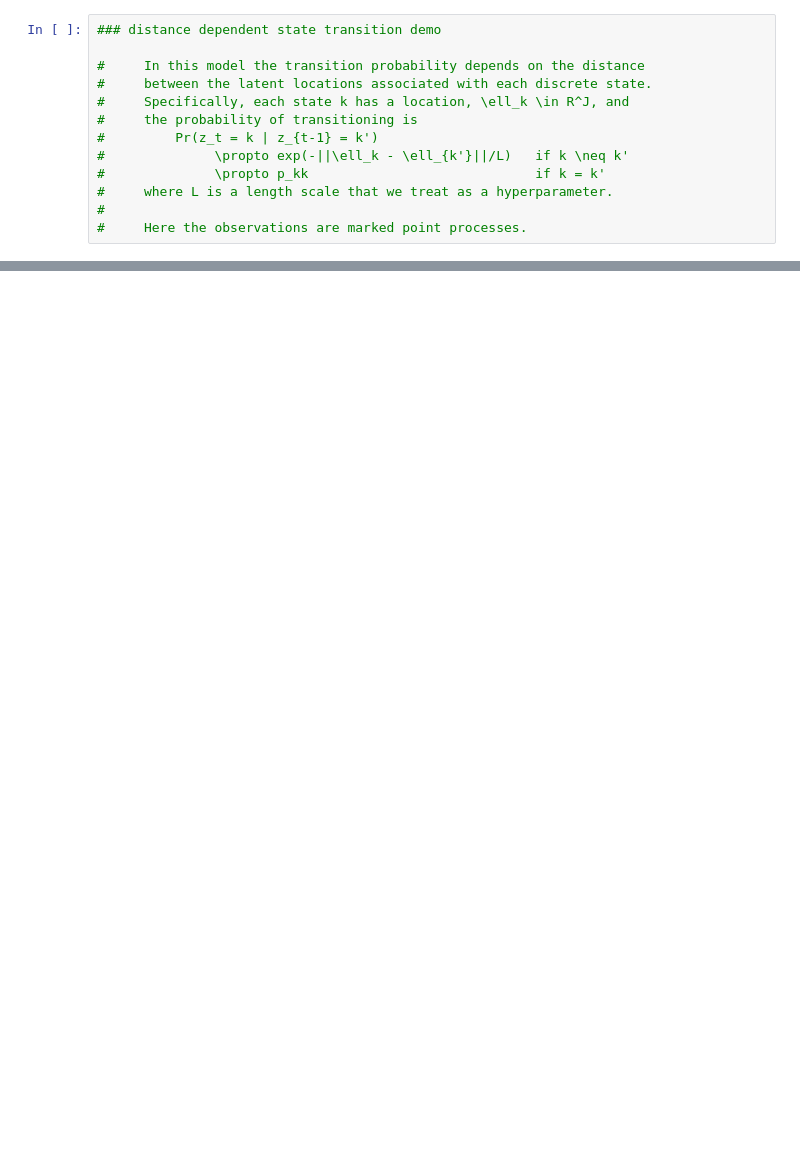
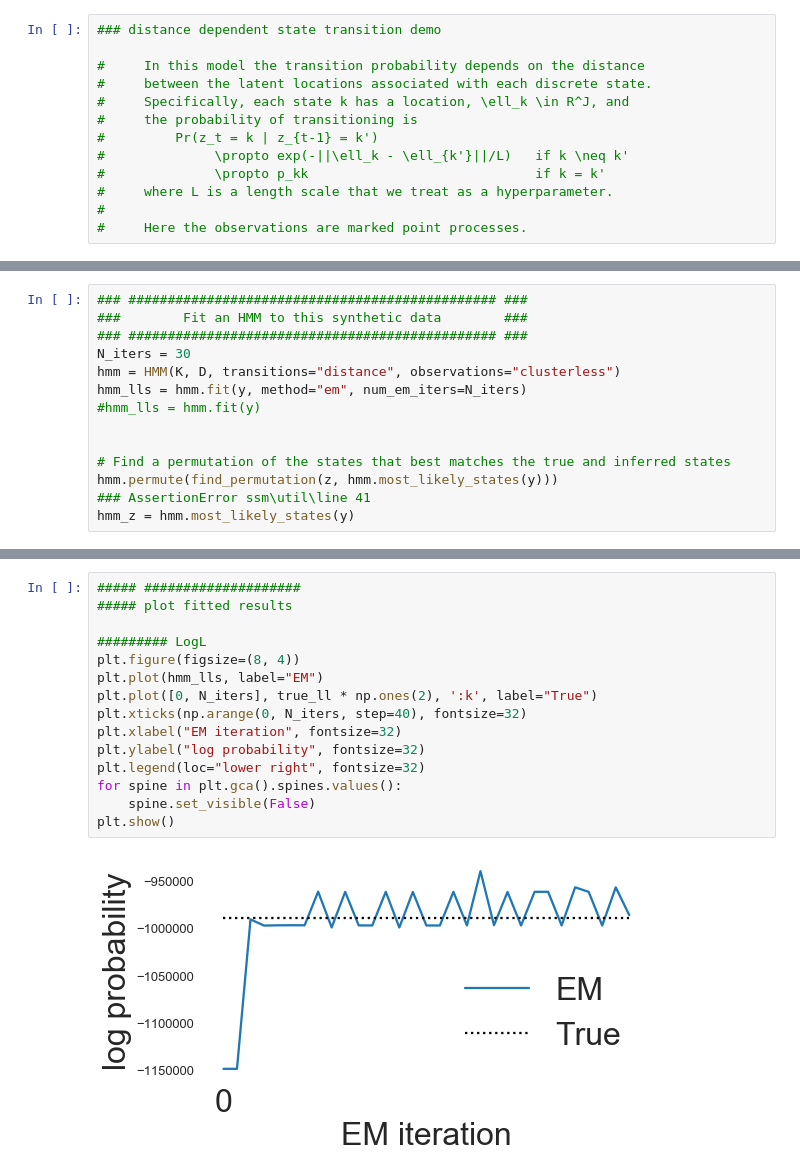
Before and after one commit to deng-xinyi/ssm, a Jupyter notebook: notebooks/Distance-dependent State Transition Demo.ipynb, the cells around one changed output, grey strips where cells are left out. Saved outputs shown, nothing was run; the diff lists cells and outputs as text; blank space fills up the shorter version.

```diff
--- a/notebooks/Distance-dependent State Transition Demo.ipynb
+++ b/notebooks/Distance-dependent State Transition Demo.ipynb
@@ -177,0 +180,14 @@ plt.show()
+# %%
+### ############################################### ###
+###        Fit an HMM to this synthetic data        ###
+### ############################################### ###
+N_iters = 30
+hmm = HMM(K, D, transitions="distance", observations="clusterless")
+hmm_lls = hmm.fit(y, method="em", num_em_iters=N_iters)
+#hmm_lls = hmm.fit(y)
+
+
+# Find a permutation of the states that best matches the true and inferred states
+hmm.permute(find_permutation(z, hmm.most_likely_states(y)))
+### AssertionError ssm\util\line 41
+hmm_z = hmm.most_likely_states(y)
@@ -178 +208,18 @@ plt.show()
+# %%
+##### ####################
+##### plot fitted results
+
+######### LogL
+plt.figure(figsize=(8, 4))
+plt.plot(hmm_lls, label="EM")
+plt.plot([0, N_iters], true_ll * np.ones(2), ':k', label="True")
+plt.xticks(np.arange(0, N_iters, step=40), fontsize=32)
+plt.xlabel("EM iteration", fontsize=32)
+plt.ylabel("log probability", fontsize=32)
+plt.legend(loc="lower right", fontsize=32)
+for spine in plt.gca().spines.values():
+    spine.set_visible(False)
+plt.show()
+# %% [output]
+[figure, added]
 # %%
```
Also changed, not shown: parts of 9 cells of this notebook.
